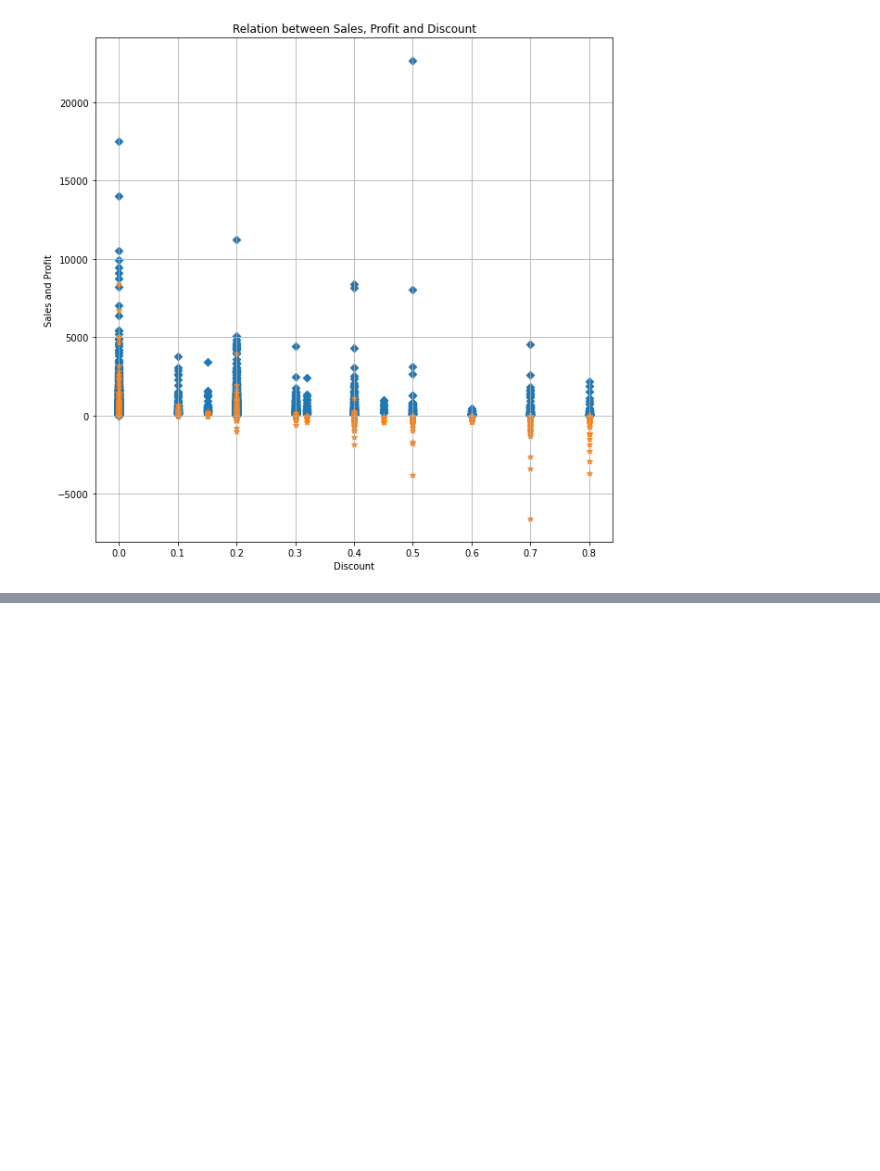
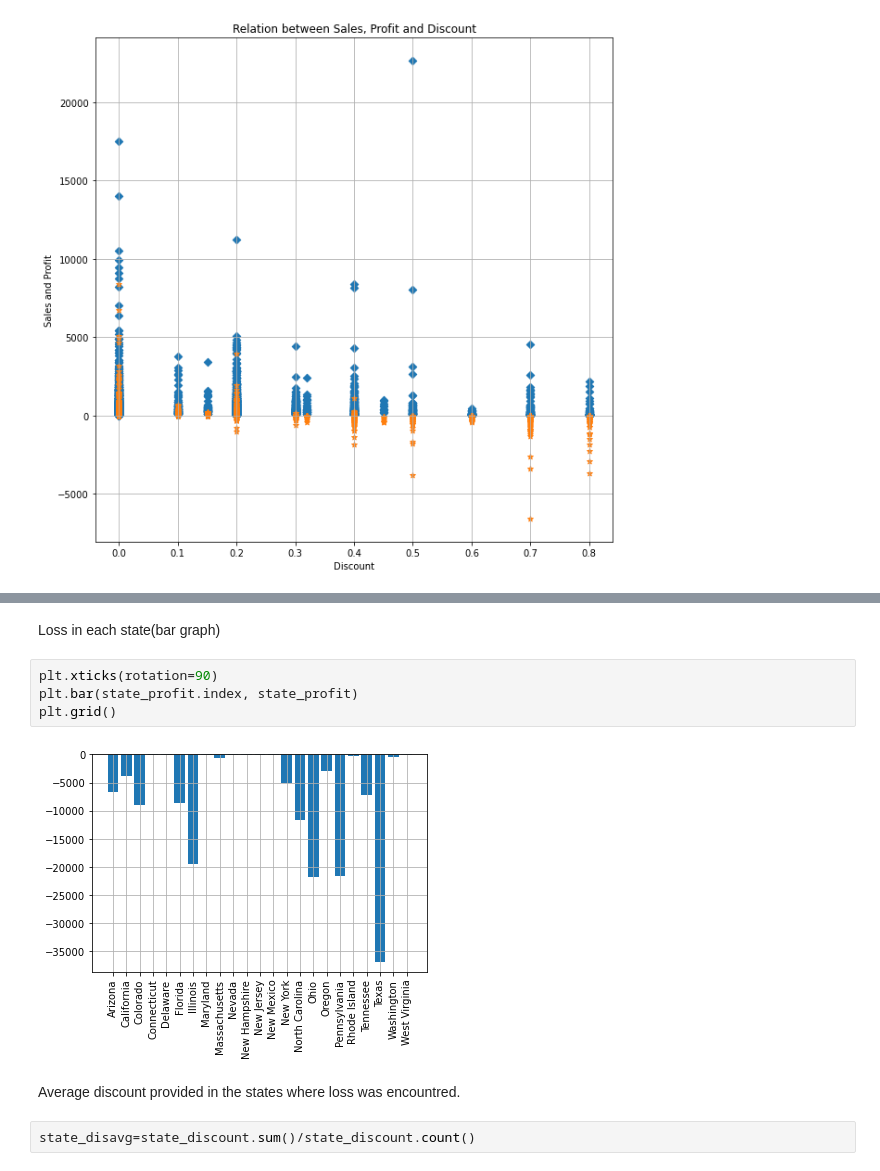
Before and after one commit to Akhil-A0402/Sparks-Machine-Learning-Internship-, a Jupyter notebook: Task03/Task03.ipynb, the cells around one changed output, grey strips where cells are left out. Saved outputs shown, nothing was run; the diff lists cells and outputs as text; blank space fills up the shorter version.

```diff
--- a/Task03/Task03.ipynb
+++ b/Task03/Task03.ipynb
@@ -109,0 +195,12 @@ plt.show()
+# %% [markdown]
+Loss in each state(bar graph)
+# %%
+plt.xticks(rotation=90)
+plt.bar(state_profit.index, state_profit)
+plt.grid()
+# %% [output]
+[figure, added]
+# %% [markdown]
+Average discount provided in the states where loss was encountred.
+# %%
+state_disavg=state_discount.sum()/state_discount.count()
```
Also changed, not shown: parts of 26 cells of this notebook, 1 other file.
